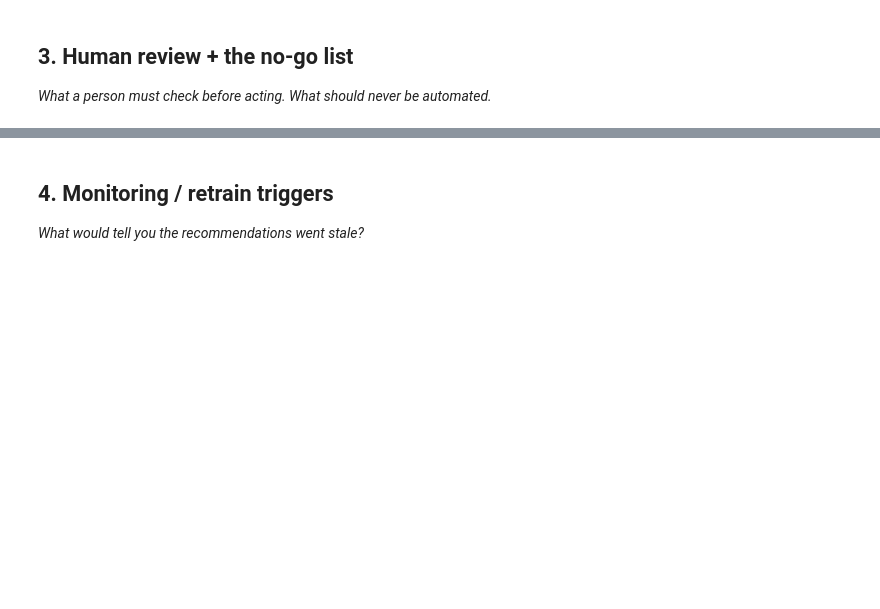
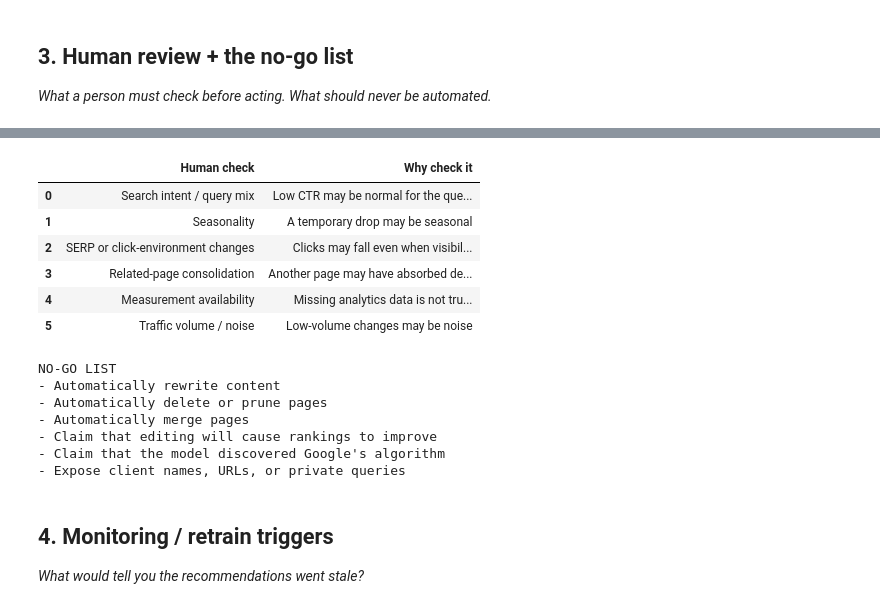
Before and after one commit to Malang43/flyrank-ml-internship-Malang43, a Jupyter notebook: work/notebooks/w07_action_playbook.ipynb, the cells around one changed output, grey strips where cells are left out. Drawn from its saved outputs; the diff is of its cells as text; code cells hidden in the pictures; blank space fills up the shorter version.

```diff
--- a/work/notebooks/w07_action_playbook.ipynb
+++ b/work/notebooks/w07_action_playbook.ipynb
@@ -30,3 +297,52 @@ This skeleton is yours to fill. Work the sections **in order** — each one has
+# %%
+review_policy = pd.DataFrame({
+    "Human check": [
+        "Search intent / query mix",
+        "Seasonality",
+        "SERP or click-environment changes",
+        "Related-page consolidation",
+        "Measurement availability",
+        "Traffic volume / noise"
+    ],
+    "Why check it": [
+        "Low CTR may be normal for the queries served",
+        "A temporary drop may be seasonal",
+        "Clicks may fall even when visibility remains",
+        "Another page may have absorbed demand",
+        "Missing analytics data is not true zero activity",
+        "Low-volume changes may be noise"
+    ]
+})
+
+display(review_policy)
+
+no_go = [
+    "Automatically rewrite content",
+    "Automatically delete or prune pages",
+    "Automatically merge pages",
+    "Claim that editing will cause rankings to improve",
+    "Claim that the model discovered Google's algorithm",
+    "Expose client names, URLs, or private queries"
+]
+
+print("\nNO-GO LIST")
+for item in no_go:
+    print("-", item)
+# %% [output]
+|  | Human check | Why check it |
+| 0 | Search intent / query mix | Low CTR may be normal for the que... |
+| 1 | Seasonality | A temporary drop may be seasonal |
+| 2 | SERP or click-environment changes | Clicks may fall even when visibil... |
+| 3 | Related-page consolidation | Another page may have absorbed de... |
+| 4 | Measurement availability | Missing analytics data is not tru... |
+| 5 | Traffic volume / noise | Low-volume changes may be noise |
+NO-GO LIST
+- Automatically rewrite content
+- Automatically delete or prune pages
+- Automatically merge pages
+- Claim that editing will cause rankings to improve
+- Claim that the model discovered Google's algorithm
+- Expose client names, URLs, or private queries
 # %% [markdown]
 ## 4. Monitoring / retrain triggers
 
```
Also changed, not shown: parts of 17 cells of this notebook.
